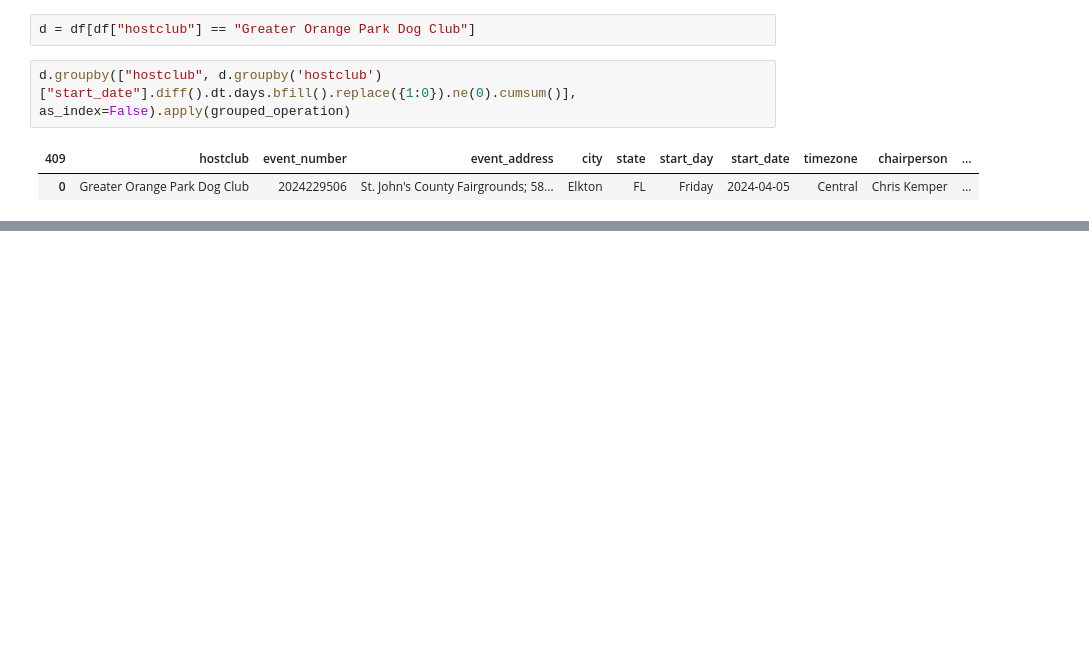
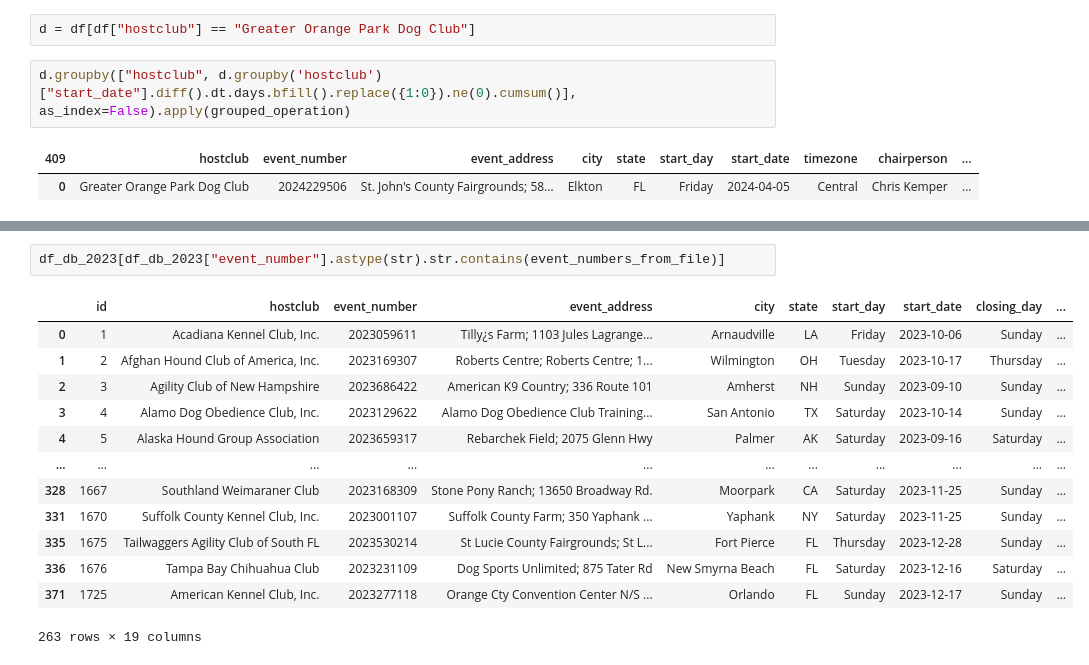
Before and after one commit to Pechi77/update_events_streamlit, a Jupyter notebook: Untitled.ipynb, the cells around one changed output, grey strips where cells are left out. Saved outputs shown, nothing was run; the diff lists cells and outputs as text; blank space fills up the shorter version.

```diff
--- a/Untitled.ipynb
+++ b/Untitled.ipynb
@@ -1141,0 +1192,16 @@ d.groupby(["hostclub", d.groupby('hostclub')["start_date"].diff().dt.days.bfill(
+# %%
+df_db_2023[df_db_2023["event_number"].astype(str).str.contains(event_numbers_from_file)]
+# %% [output]
+|  | id | hostclub | event_number | event_address | city | state | start_day | start_date | closing_day | ... |
+| 0 | 1 | Acadiana Kennel Club, Inc. | 2023059611 | Tilly¿s Farm; 1103 Jules Lagrange... | Arnaudville | LA | Friday | 2023-10-06 | Sunday | ... |
+| 1 | 2 | Afghan Hound Club of America, Inc. | 2023169307 | Roberts Centre; Roberts Centre; 1... | Wilmington | OH | Tuesday | 2023-10-17 | Thursday | ... |
+| 2 | 3 | Agility Club of New Hampshire | 2023686422 | American K9 Country; 336 Route 101 | Amherst | NH | Sunday | 2023-09-10 | Sunday | ... |
+| 3 | 4 | Alamo Dog Obedience Club, Inc. | 2023129622 | Alamo Dog Obedience Club Training... | San Antonio | TX | Saturday | 2023-10-14 | Sunday | ... |
+| 4 | 5 | Alaska Hound Group Association | 2023659317 | Rebarchek Field; 2075 Glenn Hwy | Palmer | AK | Saturday | 2023-09-16 | Saturday | ... |
+| ... | ... | ... | ... | ... | ... | ... | ... | ... | ... | ... |
+| 328 | 1667 | Southland Weimaraner Club | 2023168309 | Stone Pony Ranch; 13650 Broadway Rd. | Moorpark | CA | Saturday | 2023-11-25 | Sunday | ... |
+| 331 | 1670 | Suffolk County Kennel Club, Inc. | 2023001107 | Suffolk County Farm; 350 Yaphank ... | Yaphank | NY | Saturday | 2023-11-25 | Sunday | ... |
+| 335 | 1675 | Tailwaggers Agility Club of South FL | 2023530214 | St Lucie County Fairgrounds; St L... | Fort Pierce | FL | Thursday | 2023-12-28 | Sunday | ... |
+| 336 | 1676 | Tampa Bay Chihuahua Club | 2023231109 | Dog Sports Unlimited; 875 Tater Rd | New Smyrna Beach | FL | Saturday | 2023-12-16 | Saturday | ... |
+| 371 | 1725 | American Kennel Club, Inc. | 2023277118 | Orange Cty Convention Center N/S ... | Orlando | FL | Sunday | 2023-12-17 | Sunday | ... |
+263 rows × 19 columns
```
Also changed, not shown: parts of 30 cells of this notebook, 2 other files.
